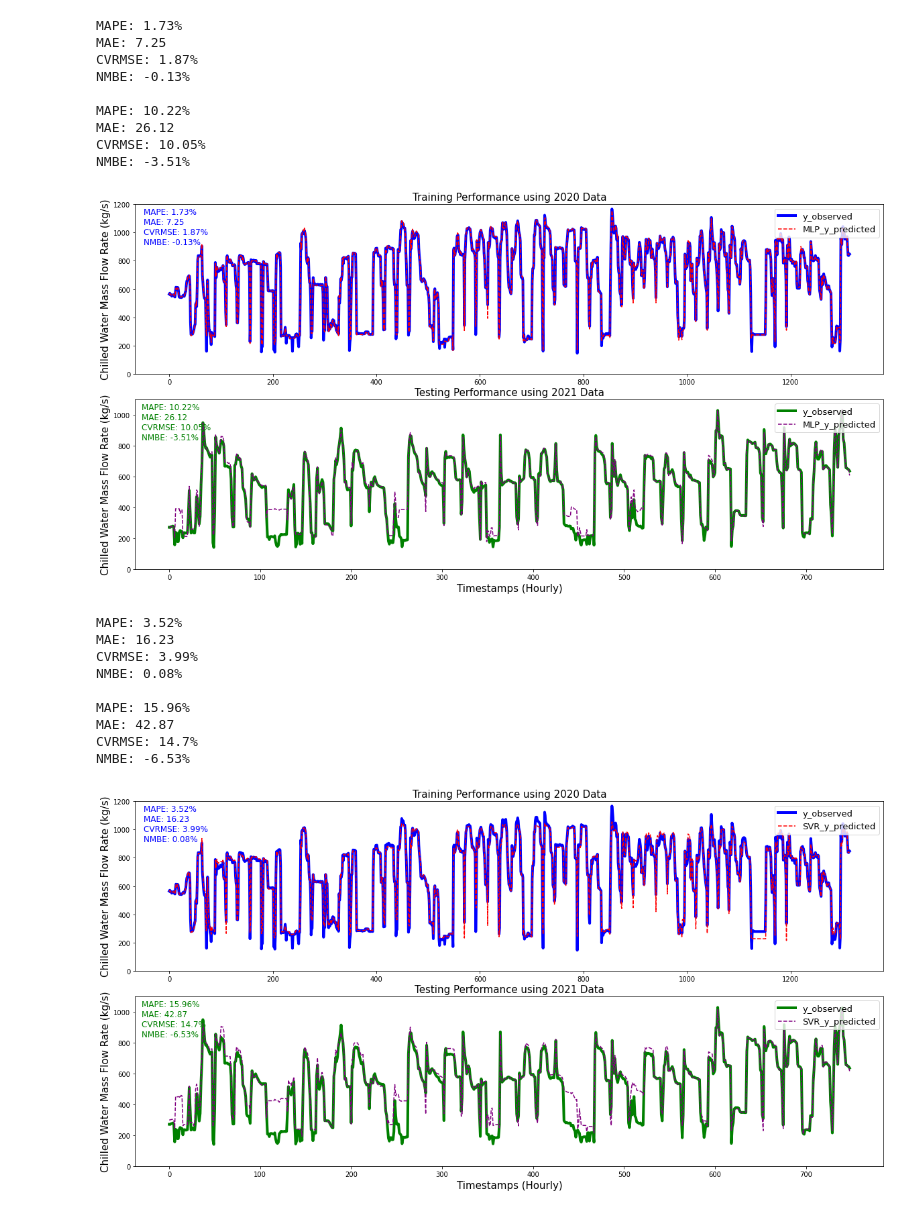
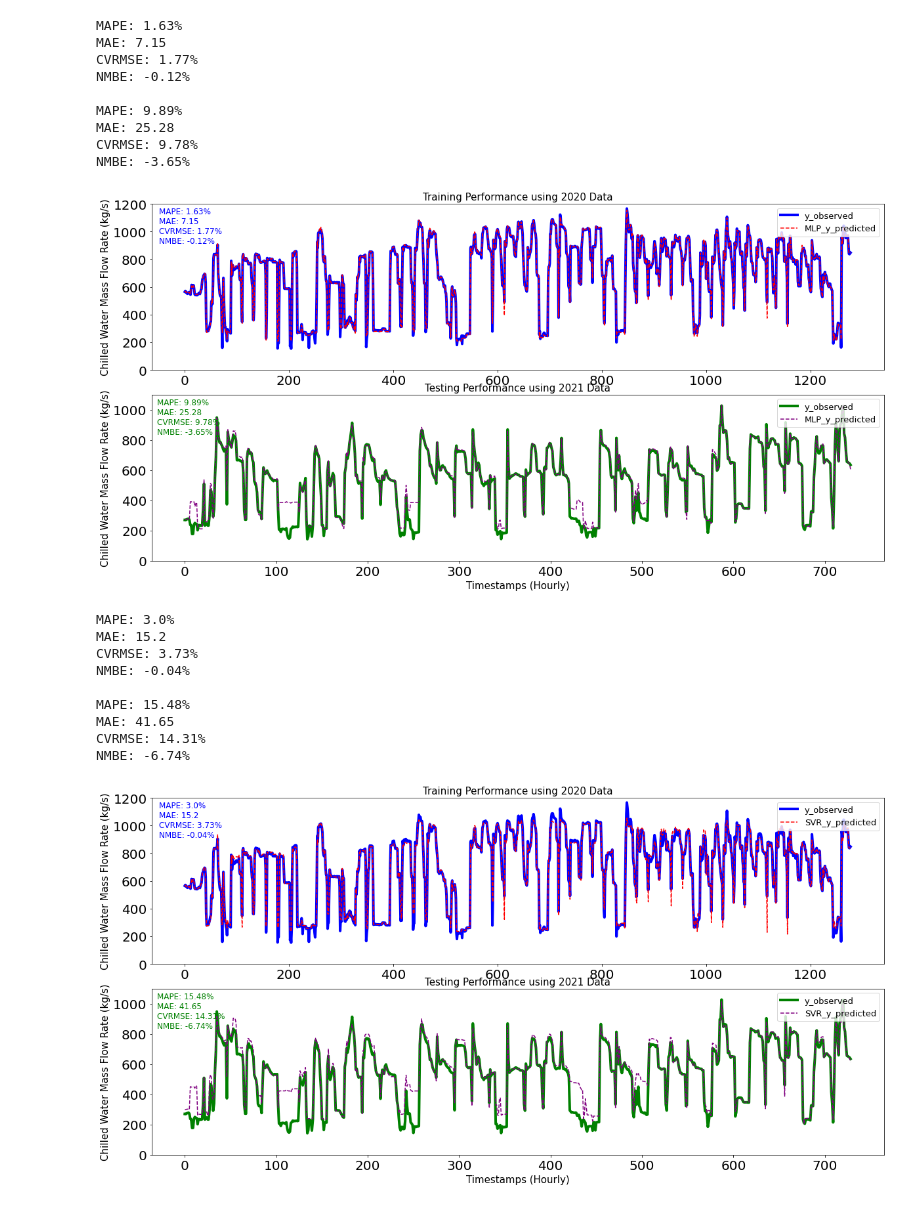
Before and after one commit to zhangzhizza/HydraulicCalibration, a Jupyter notebook: projects/nb_vw_2/datadriven/result_processing.ipynb, the cells around one changed output. Cells and saved outputs as stored; diff of their text form; code cells hidden in the pictures.

```diff
--- a/projects/nb_vw_2/datadriven/result_processing.ipynb
+++ b/projects/nb_vw_2/datadriven/result_processing.ipynb
@@ -2,6 +2,31 @@
 import pandas as pd
 import numpy as np
 import matplotlib.pyplot as plt
+# %%
+p2_2020 = pd.read_csv('../2020P2_calibration_data_60m.csv')
+p2_2021 = pd.read_csv('../2021P2_calibration_data_60m.csv')
+xgb_train_df = pd.read_csv('datadriven_res/xgb_train_ts_res.csv')/3.6
+xgb_test_df = pd.read_csv('datadriven_res/xgb_test_ts_res.csv')/3.6
+# %%
+train_keep_i = []
+p2_2020_fcws = p2_2020['NB2_S_x_NYZ_x_x_Fcw_x'].values.tolist()
+for i in range(len(xgb_train_df)):
+    this_fcw = xgb_train_df.iloc[i]['Fcw_yobse']
+    for j in range(len(p2_2020_fcws)):
+        if abs(this_fcw - p2_2020_fcws[j]) < 0.01:
+            train_keep_i.append(i)
+            p2_2020_fcws.pop(j)
+            break
+
+test_keep_i = []
+p2_2021_fcws = p2_2021['NB2_S_x_NYZ_x_x_Fcw_x'].values.tolist()
+for i in range(len(xgb_test_df)):
+    this_fcw = xgb_test_df.iloc[i]['Fcw_yobse']
+    for j in range(len(p2_2021_fcws)):
+        if abs(this_fcw - p2_2021_fcws[j]) < 0.01:
+            test_keep_i.append(i)
+            p2_2021_fcws.pop(j)
+            break
 # %%
 def get_mape(y_true: np.ndarray, y_pred: np.ndarray):
     res = 100*(abs((y_true - y_pred)/y_true)).mean()
@@ -27,9 +52,9 @@ def get_nmbe(y_true: np.ndarray, y_pred: np.ndarray):
 def draw_line_plot(train_res_df, test_res_df, method_name = 'MLP',
                    err_metrics = ['MAPE', 'MAE', 'CVRMSE', 'NMBE']):
     fig, axs=plt.subplots(2, 1, figsize = (20, 10))
-    axs[0].plot(train_res_df['Fcw_yobse'], color = 'blue',
+    axs[0].plot(train_res_df['Fcw_yobse'].values, color = 'blue',
                 linewidth = 4, label = 'y_observed')
-    axs[0].plot(train_res_df['Fcw_ypred'], color = 'red',
+    axs[0].plot(train_res_df['Fcw_ypred'].values, color = 'red',
                 linestyle = '--', label = f'{method_name}_y_predicted')
     axs[0].legend(loc='upper right', fontsize = 13)
     axs[0].set_title('Training Performance using 2020 Data', fontsize = 15)
@@ -62,9 +87,9 @@ def draw_line_plot(train_res_df, test_res_df, method_name = 'MLP',
              color = 'b')
 
 
-    axs[1].plot(test_res_df['Fcw_yobse'], color = 'green',
+    axs[1].plot(test_res_df['Fcw_yobse'].values, color = 'green',
                 linewidth = 4, label = 'y_observed')
-    axs[1].plot(test_res_df['Fcw_ypred'], color = 'purple',
+    axs[1].plot(test_res_df['Fcw_ypred'].values, color = 'purple',
                 linestyle = '--', label = f'{method_name}_y_predicted')
     axs[1].legend(loc='upper right', fontsize = 13)
     axs[1].set_title('Testing Performance using 2021 Data', fontsize = 15)
@@ -98,33 +123,33 @@ def draw_line_plot(train_res_df, test_res_df, method_name = 'MLP',
              color = 'g')
     plt.subplots_adjust(hspace=0.15)
 # %%
-mlp_train_df = pd.read_csv('datadriven_res/mlp_train_ts_res.csv')/3.6
-mlp_test_df = pd.read_csv('datadriven_res/mlp_test_ts_res.csv')/3.6
+mlp_train_df = (pd.read_csv('datadriven_res/mlp_train_ts_res.csv')/3.6).iloc[train_keep_i]
+mlp_test_df = (pd.read_csv('datadriven_res/mlp_test_ts_res.csv')/3.6).iloc[test_keep_i]
 draw_line_plot(mlp_train_df, mlp_test_df, method_name = 'MLP')
 # %% [output]
-MAPE: 1.73%
-MAE: 7.25
-CVRMSE: 1.87%
-NMBE: -0.13%
+MAPE: 1.63%
+MAE: 7.15
+CVRMSE: 1.77%
+NMBE: -0.12%
 
-MAPE: 10.22%
-MAE: 26.12
-CVRMSE: 10.05%
-NMBE: -3.51%
+MAPE: 9.89%
+MAE: 25.28
+CVRMSE: 9.78%
+NMBE: -3.65%
-[figure, old version]
+[figure, new version]
 # %%
-svr_train_df = pd.read_csv('datadriven_res/svr_train_ts_res.csv')/3.6
-svr_test_df = pd.read_csv('datadriven_res/svr_test_ts_res.csv')/3.6
+svr_train_df = (pd.read_csv('datadriven_res/svr_train_ts_res.csv')/3.6).iloc[train_keep_i]
+svr_test_df = (pd.read_csv('datadriven_res/svr_test_ts_res.csv')/3.6).iloc[test_keep_i]
 draw_line_plot(svr_train_df, svr_test_df, method_name = 'SVR')
 # %% [output]
-MAPE: 3.52%
-MAE: 16.23
-CVRMSE: 3.99%
-NMBE: 0.08%
+MAPE: 3.0%
+MAE: 15.2
+CVRMSE: 3.73%
+NMBE: -0.04%
 
-MAPE: 15.96%
-MAE: 42.87
-CVRMSE: 14.7%
-NMBE: -6.53%
+MAPE: 15.48%
+MAE: 41.65
+CVRMSE: 14.31%
+NMBE: -6.74%
-[figure, old version]
+[figure, new version]
 # %%
```
Also changed, not shown: parts of 16 cells of this notebook, 14 other files.
